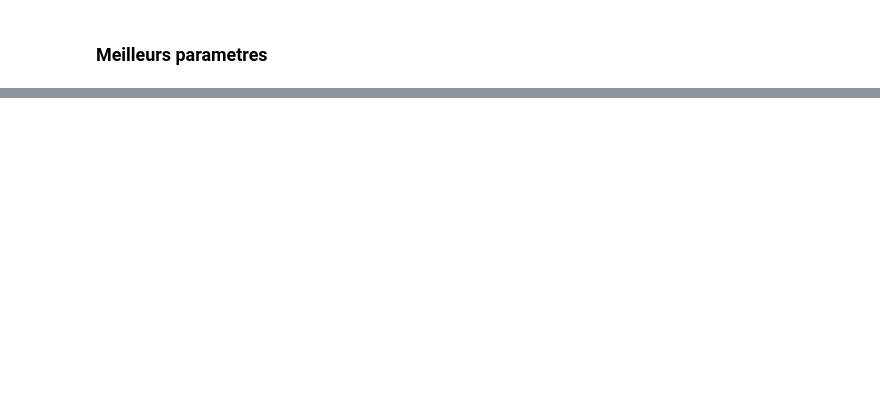
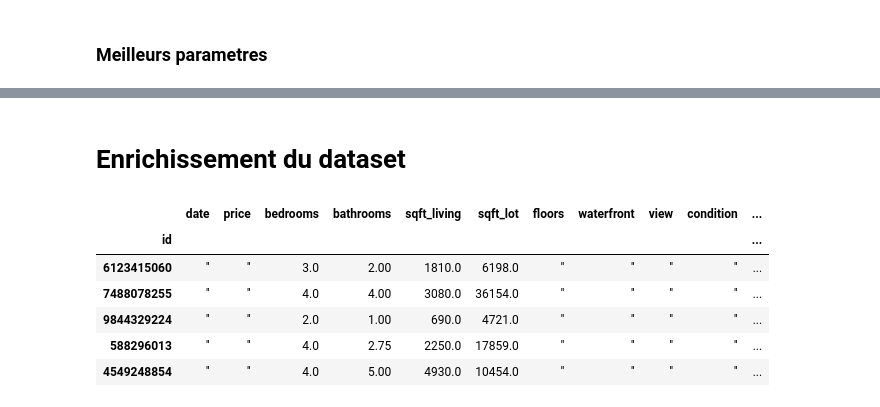
Before and after one commit to degharbi/Housing-prices-prediction, a Jupyter notebook: Gradient_Boosting.ipynb, the cells around one changed output, grey strips where cells are left out. Drawn from its saved outputs; the diff is of its cells as text; code cells hidden in the pictures; blank space fills up the shorter version.

```diff
--- a/Gradient_Boosting.ipynb
+++ b/Gradient_Boosting.ipynb
@@ -371,0 +393,18 @@ Custom 3d plot via ``partial_dependence``
+# %% [markdown]
+# Enrichissement du dataset
+# %%
+import requests
+
+data_new = pd.read_csv(
+    'https://raw.githubusercontent.com/degharbi/Housing-prices-prediction/master/data/data_new.csv',
+    index_col='id',
+)
+data_new.head()
+# %% [output]
+|  | date | price | bedrooms | bathrooms | sqft_living | sqft_lot | floors | waterfront | view | condition | ... |
+| id |  |  |  |  |  |  |  |  |  |  | ... |
+| 6123415060 | '' | '' | 3.0 | 2.00 | 1810.0 | 6198.0 | '' | '' | '' | '' | ... |
+| 7488078255 | '' | '' | 4.0 | 4.00 | 3080.0 | 36154.0 | '' | '' | '' | '' | ... |
+| 9844329224 | '' | '' | 2.0 | 1.00 | 690.0 | 4721.0 | '' | '' | '' | '' | ... |
+| 588296013 | '' | '' | 4.0 | 2.75 | 2250.0 | 17859.0 | '' | '' | '' | '' | ... |
+| 4549248854 | '' | '' | 4.0 | 5.00 | 4930.0 | 10454.0 | '' | '' | '' | '' | ... |
```
Also changed, not shown: parts of 20 cells of this notebook, 1 other file.
